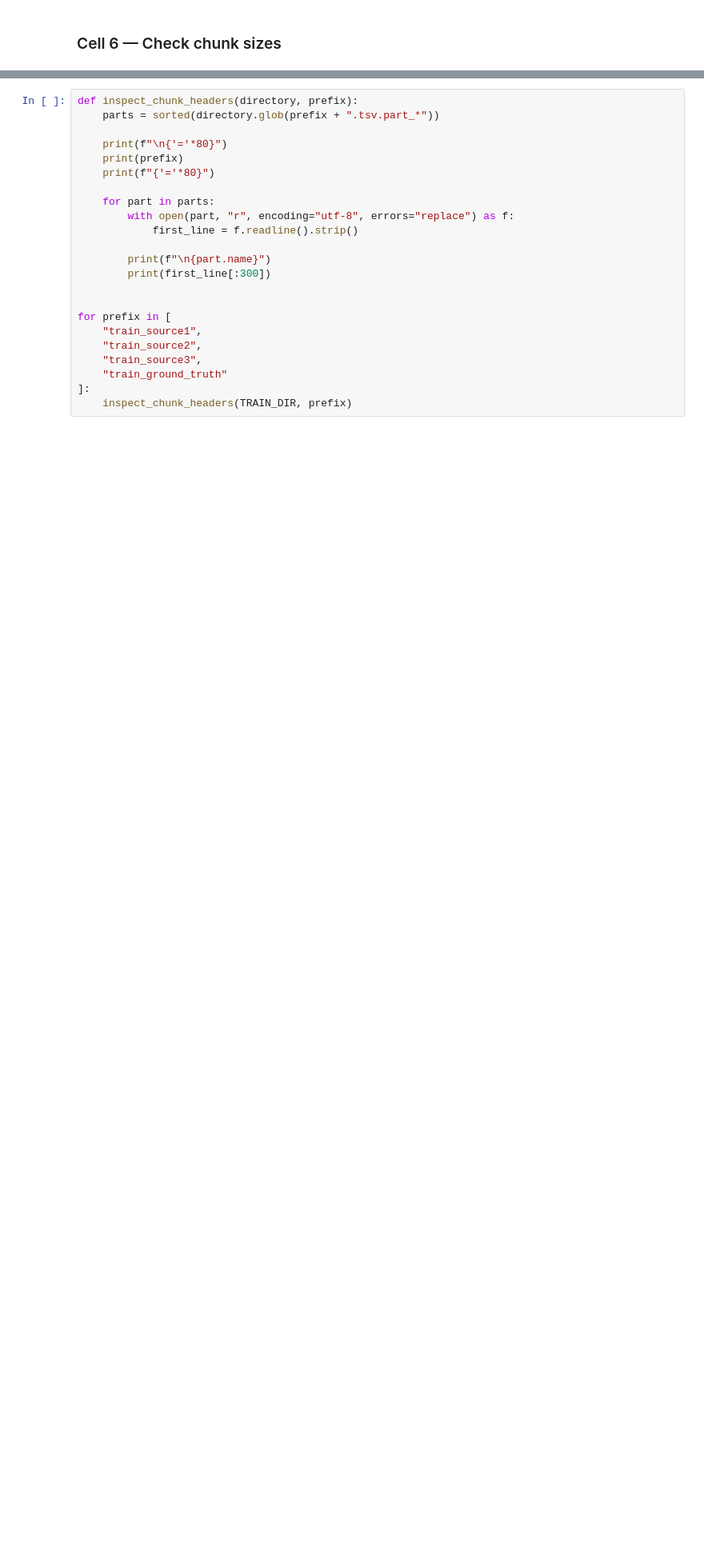
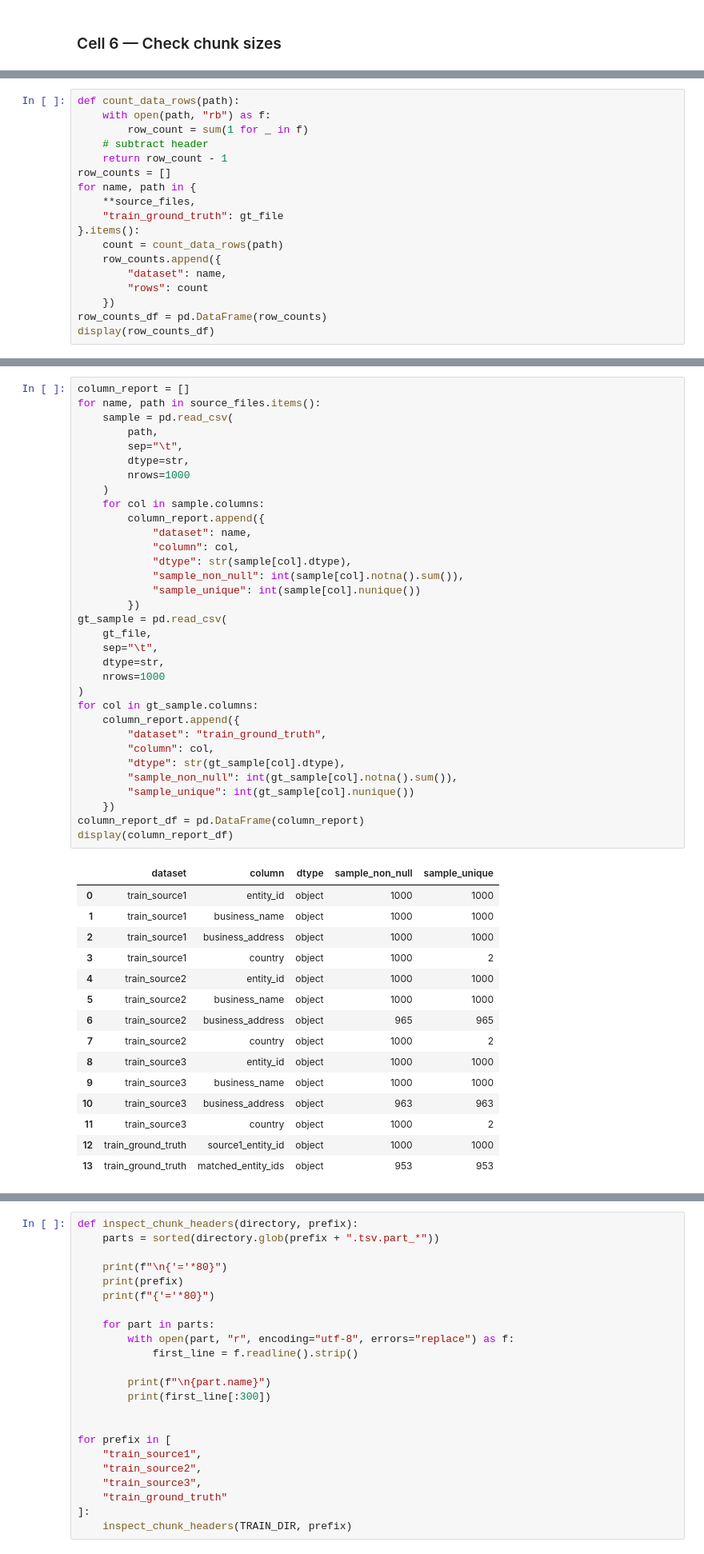
Before and after one commit to Ayushxsingh100/Amazon-ML-Challenge-2026, a Jupyter notebook: notebooks/01_data_audit.ipynb, the cells around one changed output, grey strips where cells are left out. Shown at 80% size. Drawn from its saved outputs; the diff is of its cells as text; blank space fills up the shorter version.

Commit message:
dataset audit

```diff
--- a/notebooks/01_data_audit.ipynb
+++ b/notebooks/01_data_audit.ipynb
@@ -147,0 +363,18 @@ echo "=== All data files ready! ==="
+# %%
+def count_data_rows(path):
+    with open(path, "rb") as f:
+        row_count = sum(1 for _ in f)
+    # subtract header
+    return row_count - 1
+row_counts = []
+for name, path in {
+    **source_files,
+    "train_ground_truth": gt_file
+}.items():
+    count = count_data_rows(path)
+    row_counts.append({
+        "dataset": name,
+        "rows": count
+    })
+row_counts_df = pd.DataFrame(row_counts)
+display(row_counts_df)
@@ -147,0 +389,49 @@ echo "=== All data files ready! ==="
+# %%
+column_report = []
+for name, path in source_files.items():
+    sample = pd.read_csv(
+        path,
+        sep="\t",
+        dtype=str,
+        nrows=1000
+    )
+    for col in sample.columns:
+        column_report.append({
+            "dataset": name,
+            "column": col,
+            "dtype": str(sample[col].dtype),
+            "sample_non_null": int(sample[col].notna().sum()),
+            "sample_unique": int(sample[col].nunique())
+        })
+gt_sample = pd.read_csv(
+    gt_file,
+    sep="\t",
+    dtype=str,
+    nrows=1000
+)
+for col in gt_sample.columns:
+    column_report.append({
+        "dataset": "train_ground_truth",
+        "column": col,
+        "dtype": str(gt_sample[col].dtype),
+        "sample_non_null": int(gt_sample[col].notna().sum()),
+        "sample_unique": int(gt_sample[col].nunique())
+    })
+column_report_df = pd.DataFrame(column_report)
+display(column_report_df)
+# %% [output]
+|  | dataset | column | dtype | sample_non_null | sample_unique |
+| 0 | train_source1 | entity_id | object | 1000 | 1000 |
+| 1 | train_source1 | business_name | object | 1000 | 1000 |
+| 2 | train_source1 | business_address | object | 1000 | 1000 |
+| 3 | train_source1 | country | object | 1000 | 2 |
+| 4 | train_source2 | entity_id | object | 1000 | 1000 |
+| 5 | train_source2 | business_name | object | 1000 | 1000 |
+| 6 | train_source2 | business_address | object | 965 | 965 |
+| 7 | train_source2 | country | object | 1000 | 2 |
+| 8 | train_source3 | entity_id | object | 1000 | 1000 |
+| 9 | train_source3 | business_name | object | 1000 | 1000 |
+| 10 | train_source3 | business_address | object | 963 | 963 |
+| 11 | train_source3 | country | object | 1000 | 2 |
+| 12 | train_ground_truth | source1_entity_id | object | 1000 | 1000 |
+| 13 | train_ground_truth | matched_entity_ids | object | 953 | 953 |
```
Also changed, not shown: parts of 55 cells of this notebook.
